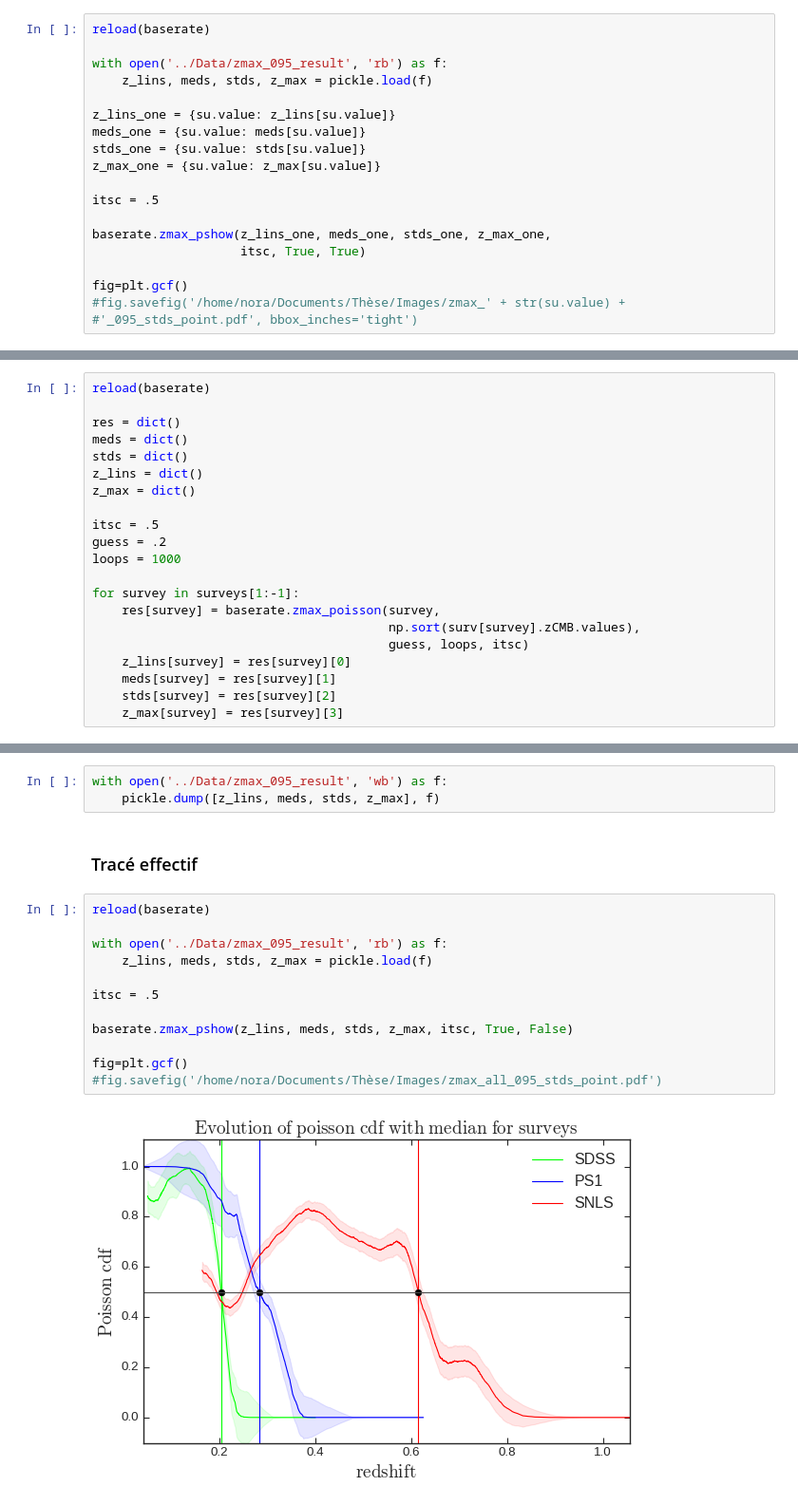
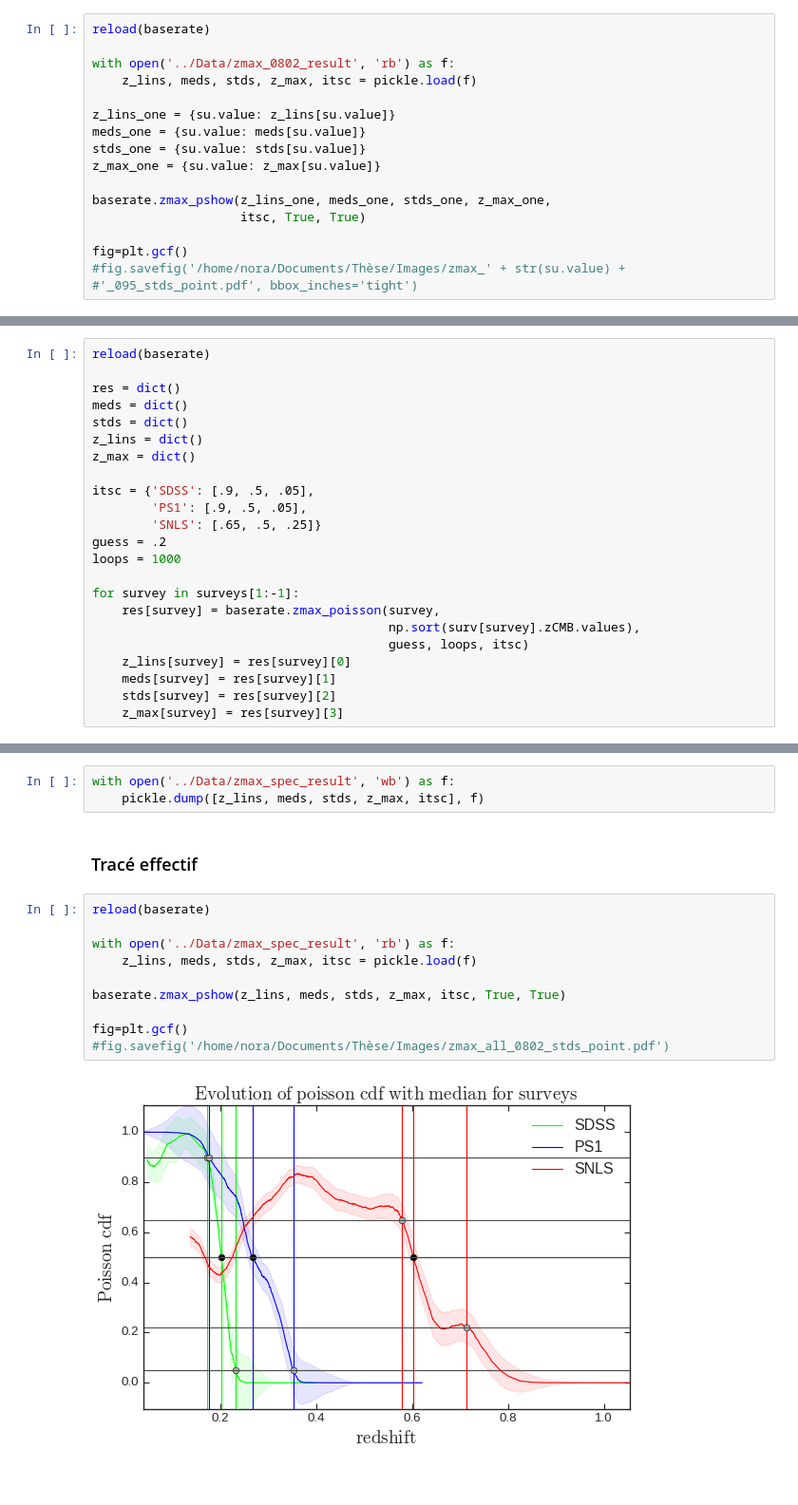
Before and after one commit to Nora-n/variaIa, a Jupyter notebook: notebooks/plots_determination_zmax.ipynb, the cells around one changed output, grey strips where cells are left out. Shown at 95% size. Cells and saved outputs as stored; diff of their text form.

```diff
--- a/notebooks/plots_determination_zmax.ipynb
+++ b/notebooks/plots_determination_zmax.ipynb
@@ -90,15 +89,13 @@ baserate.zmax_pshow(z_lin, med, std, maxx, itsc, True, True)
 # %%
 reload(baserate)
 
-with open('../Data/zmax_095_result', 'rb') as f:
-    z_lins, meds, stds, z_max = pickle.load(f)
+with open('../Data/zmax_0802_result', 'rb') as f:
+    z_lins, meds, stds, z_max, itsc = pickle.load(f)
 
 z_lins_one = {su.value: z_lins[su.value]}
 meds_one = {su.value: meds[su.value]}
 stds_one = {su.value: stds[su.value]}
 z_max_one = {su.value: z_max[su.value]}
-
-itsc = .5
 
 baserate.zmax_pshow(z_lins_one, meds_one, stds_one, z_max_one,
                     itsc, True, True)
@@ -121,7 +118,9 @@ stds = dict()
 z_lins = dict()
 z_max = dict()
 
-itsc = .5
+itsc = {'SDSS': [.9, .5, .05],
+        'PS1': [.9, .5, .05],
+        'SNLS': [.65, .5, .25]}
 guess = .2
 loops = 1000
 
@@ -144,21 +143,19 @@ z_max
 # %% [markdown]
 #### Attention en m'écrasant !
 # %%
-with open('../Data/zmax_095_result', 'wb') as f:
-    pickle.dump([z_lins, meds, stds, z_max], f)
+with open('../Data/zmax_spec_result', 'wb') as f:
+    pickle.dump([z_lins, meds, stds, z_max, itsc], f)
 # %% [markdown]
 ### Tracé effectif
 # %%
 reload(baserate)
 
-with open('../Data/zmax_095_result', 'rb') as f:
-    z_lins, meds, stds, z_max = pickle.load(f)
+with open('../Data/zmax_spec_result', 'rb') as f:
+    z_lins, meds, stds, z_max, itsc = pickle.load(f)
 
-itsc = .5
-
-baserate.zmax_pshow(z_lins, meds, stds, z_max, itsc, True, False)
+baserate.zmax_pshow(z_lins, meds, stds, z_max, itsc, True, True)
 
 fig=plt.gcf()
-#fig.savefig('/home/nora/Documents/Thèse/Images/zmax_all_095_stds_point.pdf')
+#fig.savefig('/home/nora/Documents/Thèse/Images/zmax_all_0802_stds_point.pdf')
 # %% [output]
-[figure, old version]
+[figure, new version]
```
Also changed, not shown: parts of 5 cells of this notebook, 6 other files.
